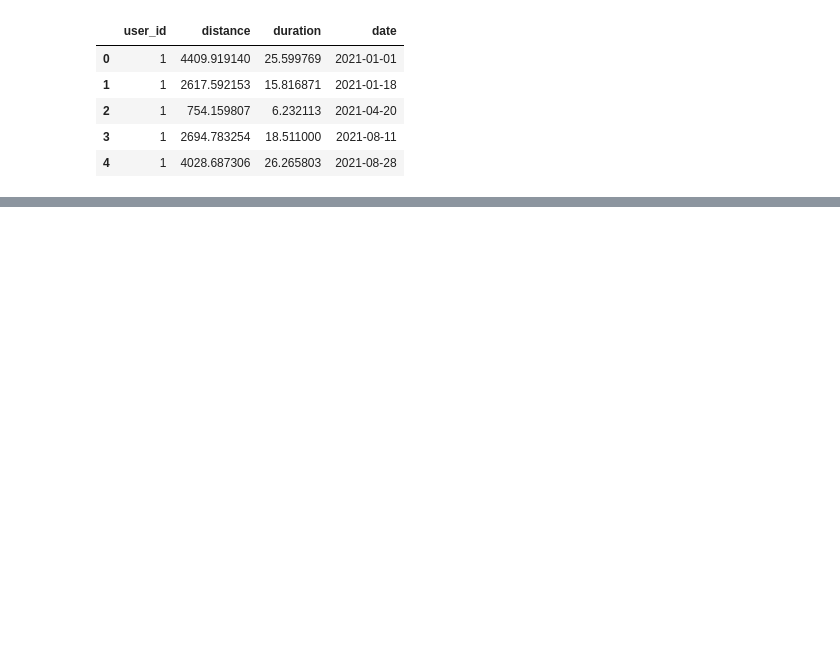
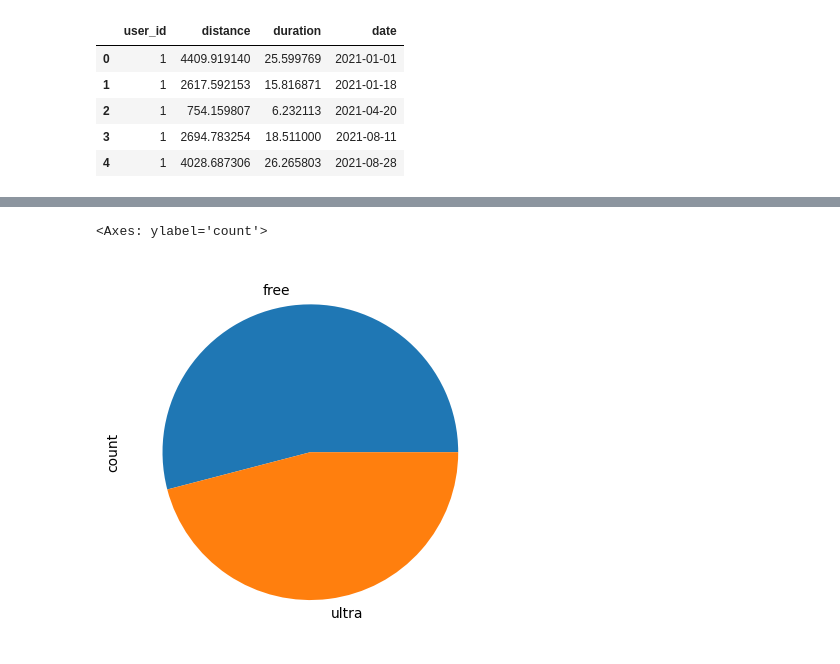
Before and after one commit to toiletsandpaper/school_x-python, a Jupyter notebook: lecture_15/stat-anal.ipynb, the cells around one changed output, grey strips where cells are left out. Drawn from its saved outputs; the diff is of its cells as text; code cells hidden in the pictures; blank space fills up the shorter version.

```diff
--- a/lecture_15/stat-anal.ipynb
+++ b/lecture_15/stat-anal.ipynb
@@ -46,0 +106,5 @@ memory usage: 564.8+ KB
+# %%
+users.subscription_type.value_counts().plot.pie()
+# %% [output]
+<Axes: ylabel='count'>
+[figure, added]
```
Also changed, not shown: parts of 31 cells of this notebook, 1 other file.
